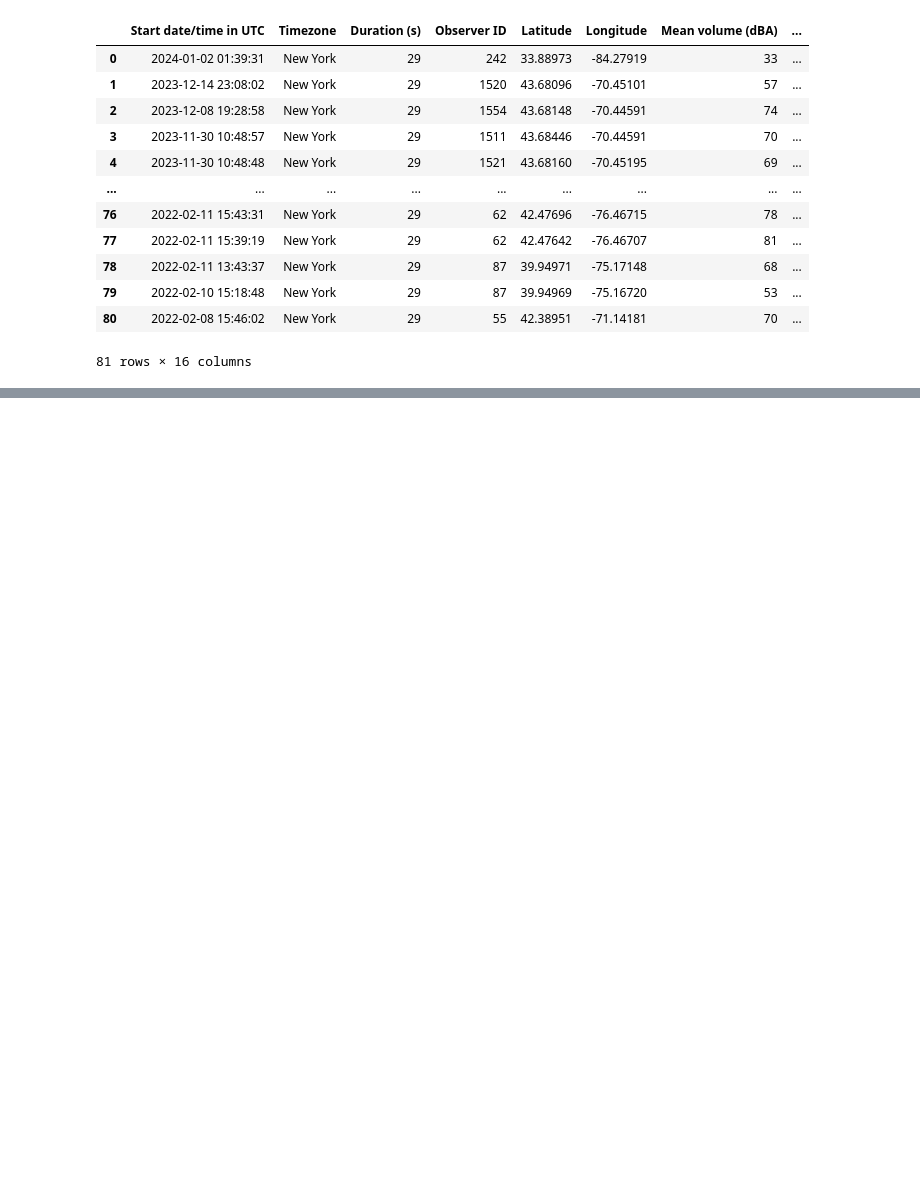
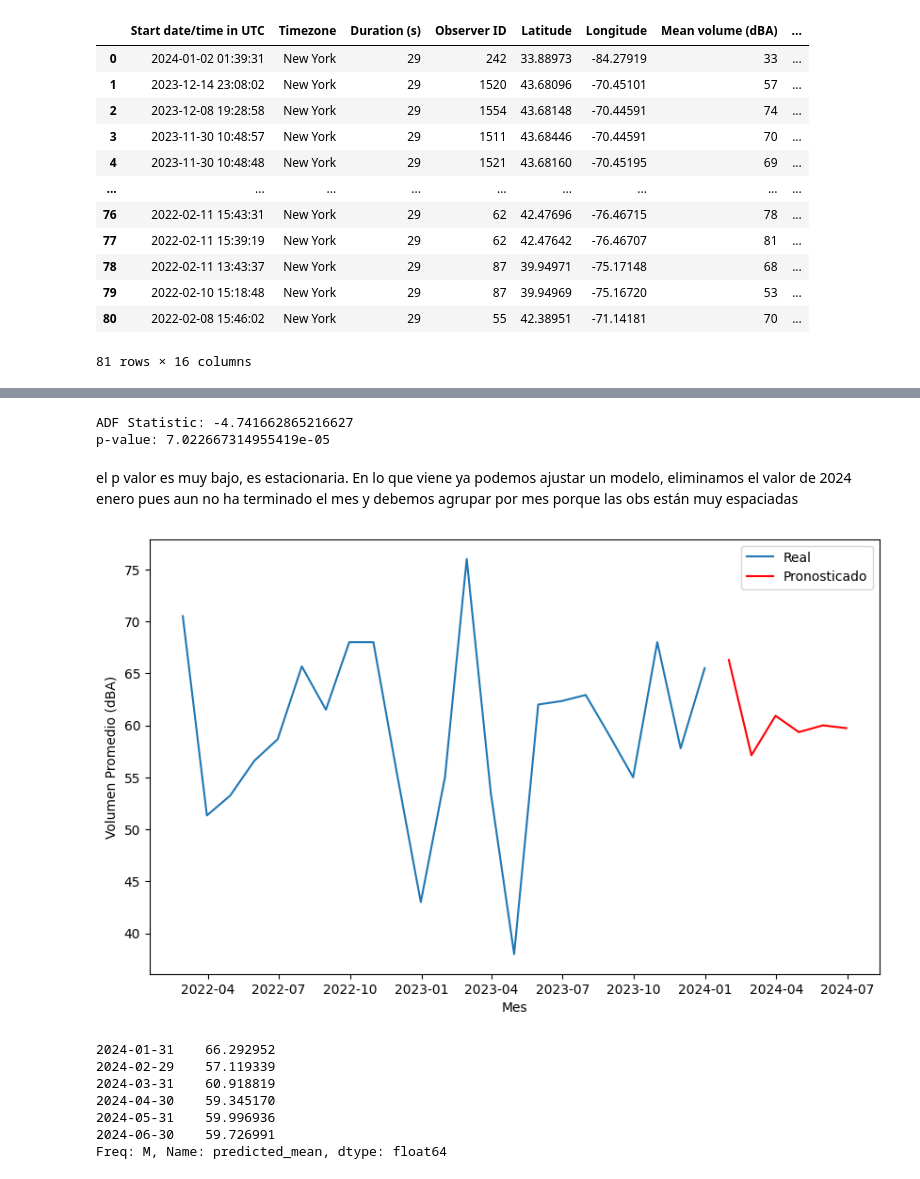
Before and after one commit to alexxcode/NYC-Taxis-CO2, a Jupyter notebook: api_ruido.ipynb, the cells around one changed output, grey strips where cells are left out. Cells and saved outputs as stored; diff of their text form; code cells hidden in the pictures; blank space fills up the shorter version.

```diff
--- a/api_ruido.ipynb
+++ b/api_ruido.ipynb
@@ -137,0 +291,79 @@ df
+# %%
+import pandas as pd
+import numpy as np
+from statsmodels.tsa.stattools import adfuller
+from statsmodels.tsa.arima.model import ARIMA
+from matplotlib import pyplot as plt
+
+# Nos asegurarnos de que los datos están ordenados por fecha y hora.
+df.sort_values(by='timestamp', inplace=True)
+
+# 'Mean volume (dBA)' es nuestra variable de interés, en función de ella creamos una serie temporal.
+ts = df.set_index('timestamp')['Mean volume (dBA)']
+
+# Verificamos la estacionariedad con el test de Dickey-Fuller aumentado.
+result = adfuller(ts.dropna())
+print(f'ADF Statistic: {result[0]}')
+print(f'p-value: {result[1]}')
+# %% [output]
+ADF Statistic: -4.741662865216627
+p-value: 7.022667314955419e-05
+# %% [markdown]
+el p valor es muy bajo, es estacionaria. En lo que viene ya podemos ajustar un modelo, eliminamos el valor de 2024 enero  pues aun no ha terminado el mes y debemos agrupar por mes porque las obs están muy espaciadas
+# %%
+# Paso 1: Importar las bibliotecas necesarias
+import pandas as pd
+from statsmodels.tsa.stattools import adfuller
+from statsmodels.tsa.arima.model import ARIMA
+import matplotlib.pyplot as plt
+
+# Paso 2: Cargar el conjunto de datos
+df_path = 'arima.csv'
+df = pd.read_csv(df_path)
+
+
+# Convertir la columna 'timestamp' a datetime y establecerla como el índice
+df['timestamp'] = pd.to_datetime(df['timestamp'])
+df.set_index('timestamp', inplace=True)
+
+# Agregar los datos por mes y calcular la media de 'Mean volume (dBA)', excluyendo enero de 2024
+monthly_ts = df['Mean volume (dBA)'].resample('M').mean()
+monthly_ts = monthly_ts[monthly_ts.index < '2024-01-01']
+
+# Crear un nuevo rango de fechas para los datos mensuales que cubra el período hasta diciembre de 2023
+new_date_range = pd.date_range(start=monthly_ts.index[0], end=monthly_ts.index[-1], freq='M')
+
+# Reindexar la serie temporal mensual con el nuevo rango de fechas
+monthly_ts_reindexed = monthly_ts.reindex(new_date_range).interpolate()
+monthly_ts_reindexed.index.freq = 'M'
+
+# Ajustar un modelo ARIMA en los datos mensuales con el rango de fechas reindexado
+modelo = ARIMA(monthly_ts_reindexed, order=(1, 0, 1))
+modelo_ajustado = modelo.fit()
+
+# Generar pronósticos para los próximos 5 meses a partir de diciembre de 2023
+n_pasos = 6
+pronostico = modelo_ajustado.get_forecast(steps=n_pasos)
+valores_pronosticados = pronostico.predicted_mean
+serie_pronosticada = pd.Series(valores_pronosticados, index=pronostico.row_labels)
+
+# Visualizar los pronósticos junto con los datos mensuales originales hasta diciembre de 2023
+plt.figure(figsize=(10, 6))
+plt.plot(monthly_ts_reindexed, label='Real')
+plt.plot(serie_pronosticada, label='Pronosticado', color='red')
+plt.xlabel('Mes')
+plt.ylabel('Volumen Promedio (dBA)')
+plt.legend()
+plt.show()
+
+# Imprimir los valores pronosticados
+print(serie_pronosticada)
+# %% [output]
+[figure, added]
+2024-01-31    66.292952
+2024-02-29    57.119339
+2024-03-31    60.918819
+2024-04-30    59.345170
+2024-05-31    59.996936
+2024-06-30    59.726991
+Freq: M, Name: predicted_mean, dtype: float64
```
Also changed, not shown: parts of 20 cells of this notebook.
